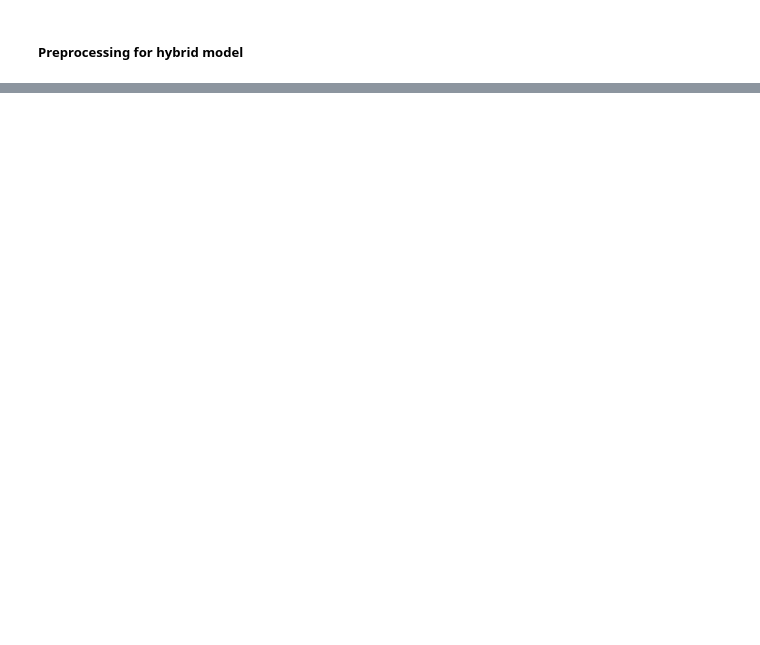
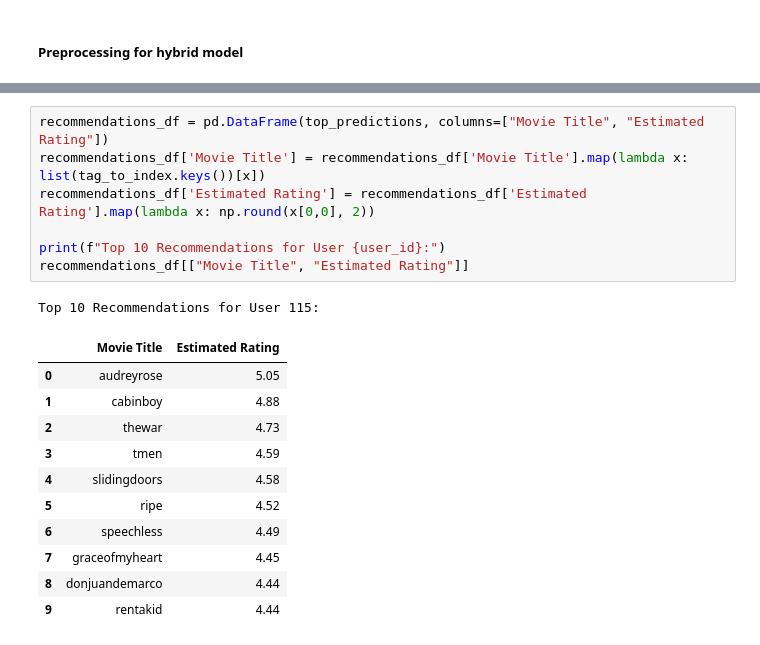
Before and after one commit to roshnyshaji/movie_recommender, a Jupyter notebook: movie_recommender.ipynb, the cells around one changed output, grey strips where cells are left out. Drawn from its saved outputs; the diff is of its cells as text; blank space fills up the shorter version.

Commit message:
Add Hybrid Recommendation

```diff
--- a/movie_recommender.ipynb
+++ b/movie_recommender.ipynb
@@ -357,0 +581,20 @@ estimated_ratings_df
+# %%
+recommendations_df = pd.DataFrame(top_predictions, columns=["Movie Title", "Estimated Rating"])
+recommendations_df['Movie Title'] = recommendations_df['Movie Title'].map(lambda x: list(tag_to_index.keys())[x])
+recommendations_df['Estimated Rating'] = recommendations_df['Estimated Rating'].map(lambda x: np.round(x[0,0], 2))
+
+print(f"Top 10 Recommendations for User {user_id}:")
+recommendations_df[["Movie Title", "Estimated Rating"]]
+# %% [output]
+Top 10 Recommendations for User 115:
+|  | Movie Title | Estimated Rating |
+| 0 | audreyrose | 5.05 |
+| 1 | cabinboy | 4.88 |
+| 2 | thewar | 4.73 |
+| 3 | tmen | 4.59 |
+| 4 | slidingdoors | 4.58 |
+| 5 | ripe | 4.52 |
+| 6 | speechless | 4.49 |
+| 7 | graceofmyheart | 4.45 |
+| 8 | donjuandemarco | 4.44 |
+| 9 | rentakid | 4.44 |
```
Also changed, not shown: parts of 15 cells of this notebook.
